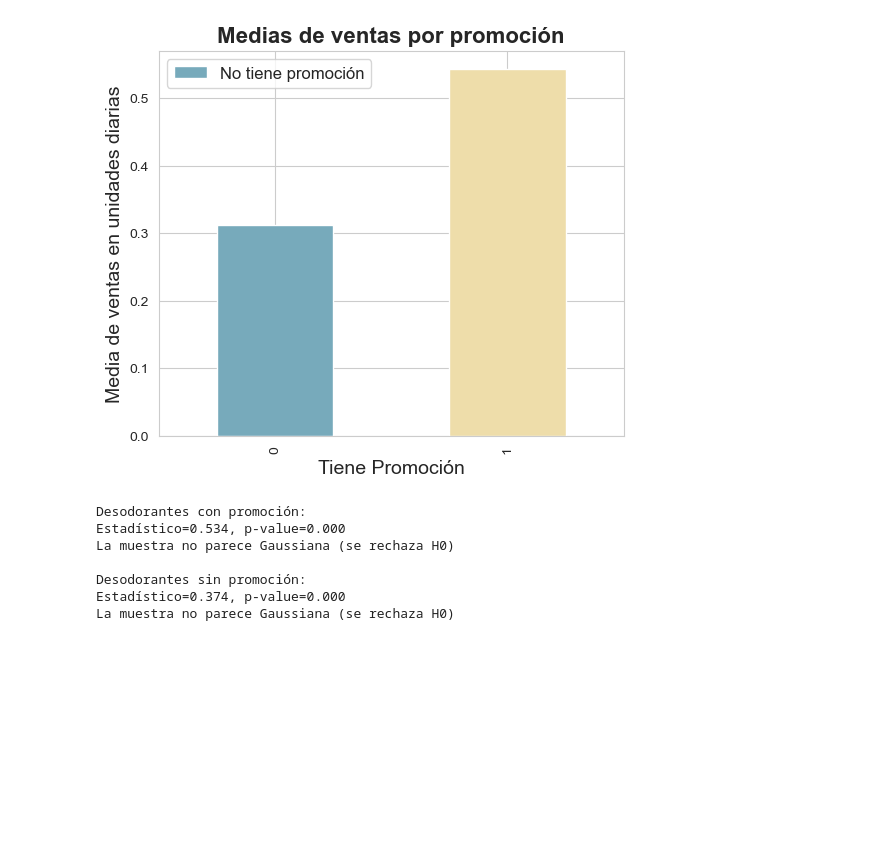
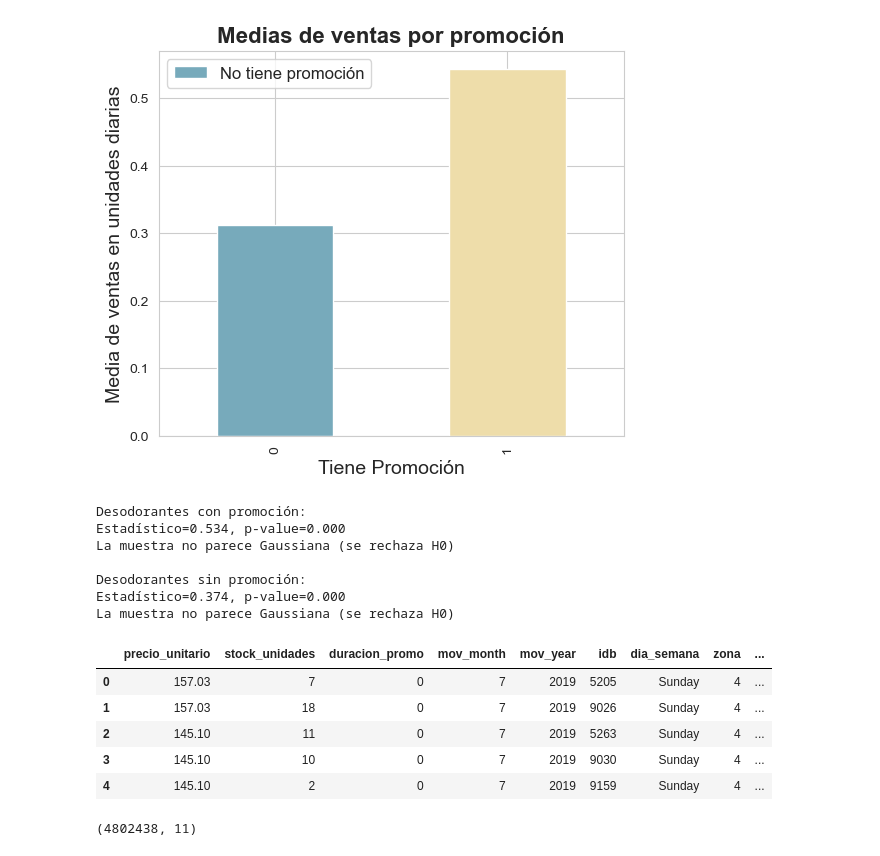
Before and after one commit to ErikaMelt/deodorants-project, a Jupyter notebook: eda/eda_erika_v1.ipynb, the cells around one changed output. Drawn from its saved outputs; the diff is of its cells as text; code cells hidden in the pictures; blank space fills up the shorter version.

```diff
--- a/eda/eda_erika_v1.ipynb
+++ b/eda/eda_erika_v1.ipynb
@@ -625,3 +625,16 @@ if p > alpha:
     print('No se puede rechazar H0')
 else:
     print('Se rechaza H0')
+# %%
+df_subset = df_subset.loc[(df_subset['mov_year'] == 2018) | (df_subset['mov_year'] == 2019)]
+# %% [output]
+|  | precio_unitario | stock_unidades | duracion_promo | mov_month | mov_year | idb | dia_semana | zona | ... |
+| 0 | 157.03 | 7 | 0 | 7 | 2019 | 5205 | Sunday | 4 | ... |
+| 1 | 157.03 | 18 | 0 | 7 | 2019 | 9026 | Sunday | 4 | ... |
+| 2 | 145.10 | 11 | 0 | 7 | 2019 | 5263 | Sunday | 4 | ... |
+| 3 | 145.10 | 10 | 0 | 7 | 2019 | 9030 | Sunday | 4 | ... |
+| 4 | 145.10 | 2 | 0 | 7 | 2019 | 9159 | Sunday | 4 | ... |
+# %%
+df_subset.shape
+# %% [output]
+(4802438, 11)
```
Also changed, not shown: parts of 1 cell of this notebook, 2 other files.
